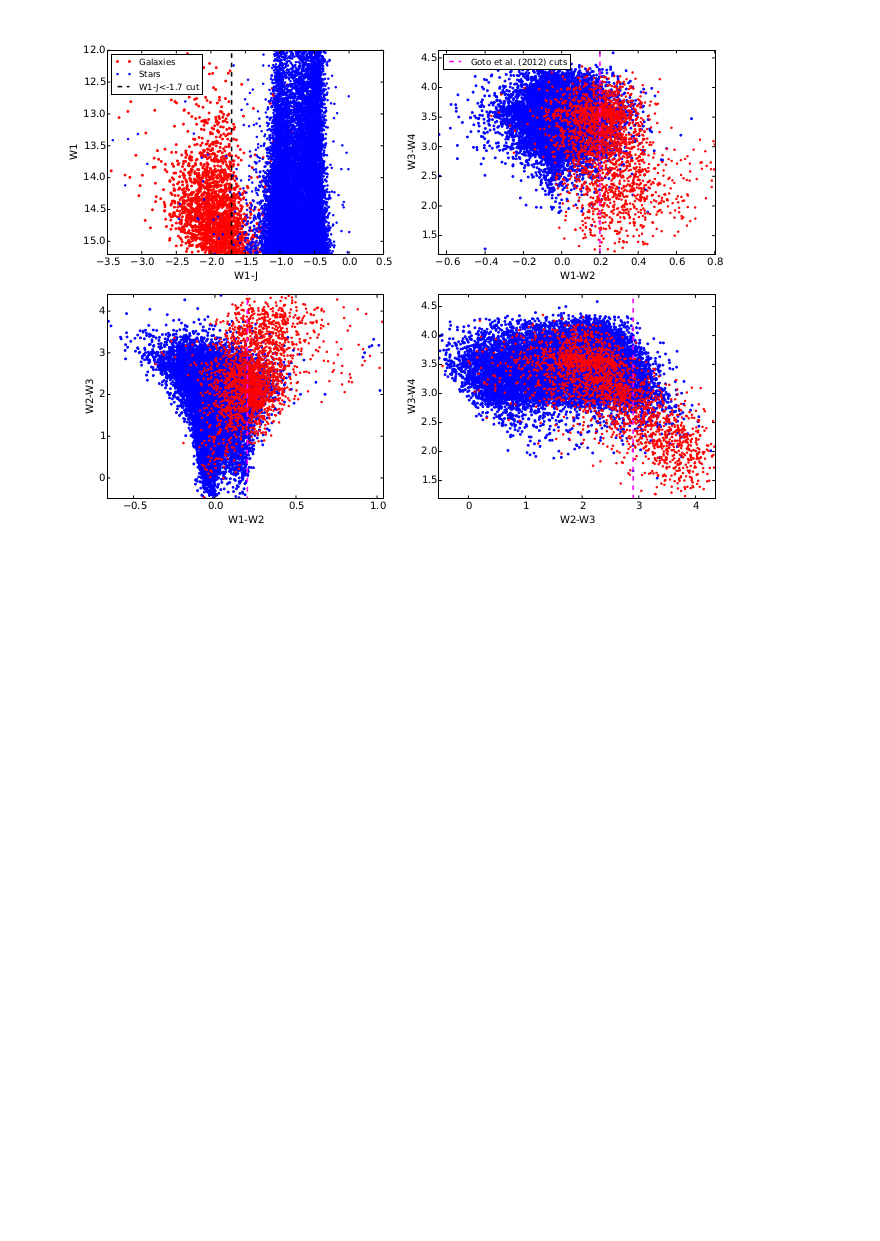
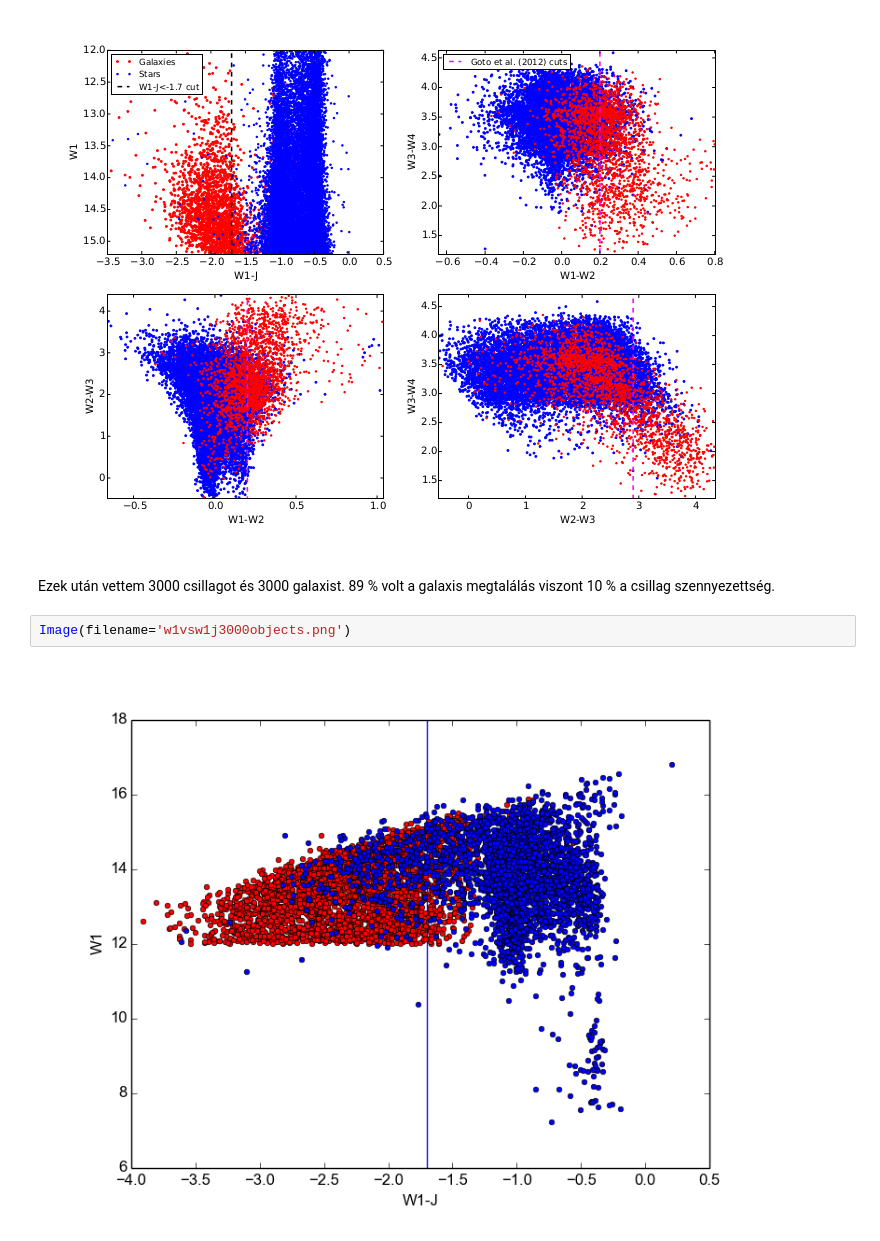
Before and after one commit to ggalgoczi/wise2mass, a Jupyter notebook: GxStarSeparation.ipynb, the cells around one changed output. Cells and saved outputs as stored; diff of their text form; blank space fills up the shorter version.

```diff
--- a/GxStarSeparation.ipynb
+++ b/GxStarSeparation.ipynb
@@ -173,3 +173,9 @@ Kovács Andrisék plotja ugyanerről:
 Image(filename='colorsszapudi.png')
 # %% [output]
 [figure]
+# %% [markdown]
+Ezek után vettem 3000 csillagot és 3000 galaxist. 89 % volt a galaxis megtalálás viszont 10 % a csillag szennyezettség.
+# %%
+Image(filename='w1vsw1j3000objects.png')
+# %% [output]
+[figure, added]
```
Also changed, not shown: parts of 2 cells of this notebook.
